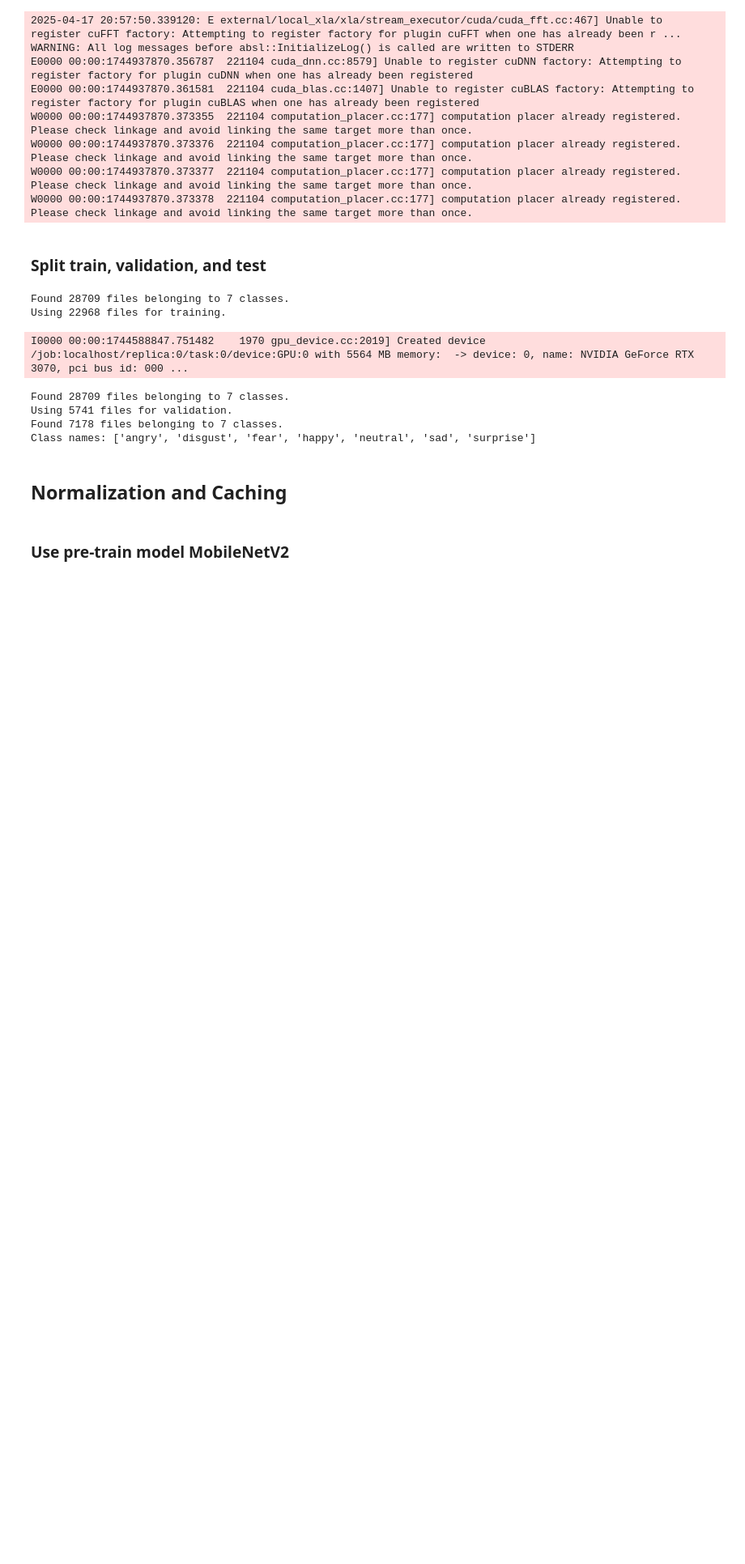
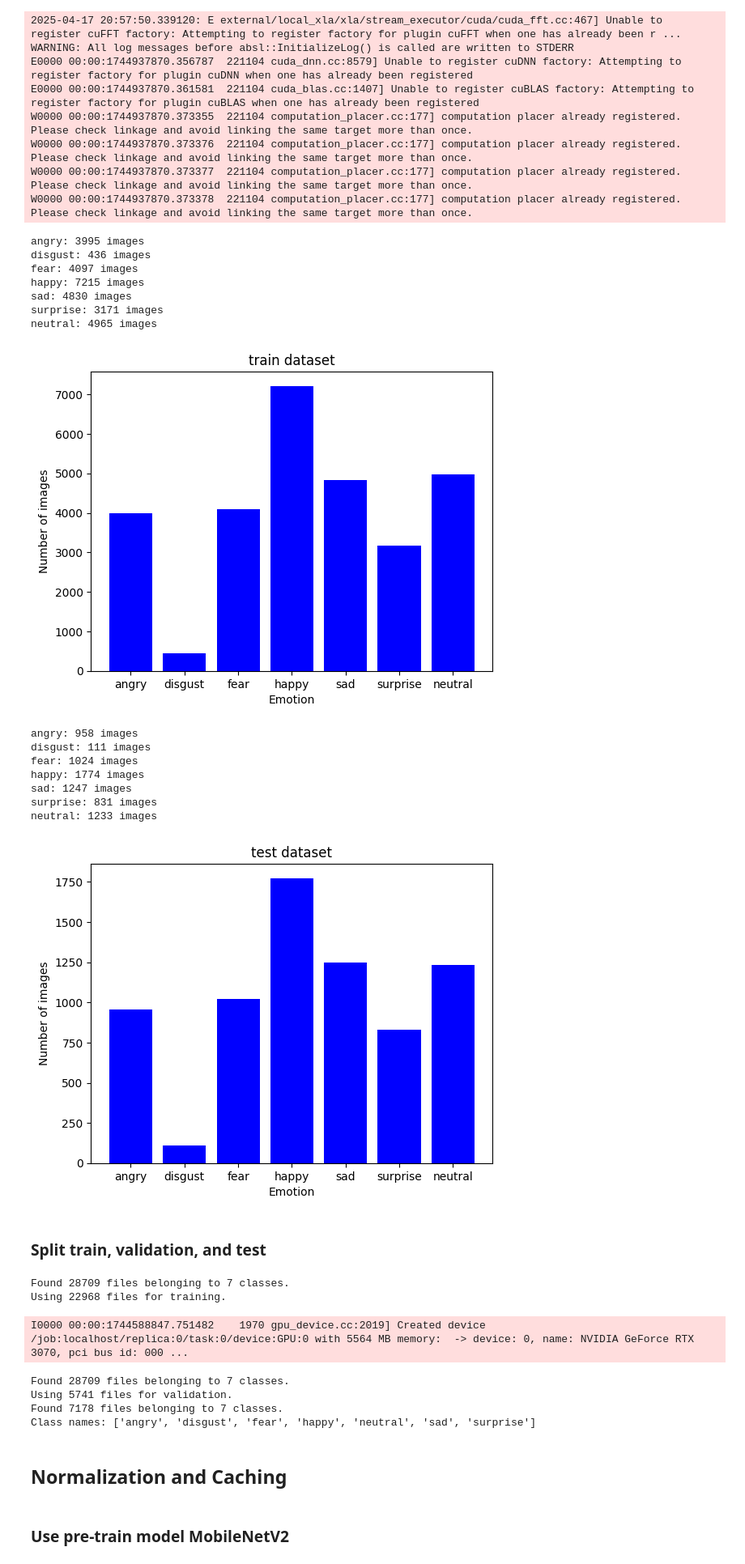
Before and after one commit to yceugene/CSCN8010_DL_Proj, a Jupyter notebook: facial_recognition_mobilenetv2.ipynb, the cells around one changed output. Shown: that part at 81% size. Cells and saved outputs as stored; diff of their text form; code cells hidden in the pictures; blank space fills up the shorter version.

```diff
--- a/facial_recognition_mobilenetv2.ipynb
+++ b/facial_recognition_mobilenetv2.ipynb
@@ -31,6 +31,49 @@ W0000 00:00:1744937870.373377  221104 computation_placer.cc:177] computation pla
 W0000 00:00:1744937870.373378  221104 computation_placer.cc:177] computation placer already registered. Please check linkage and avoid linking the same target more than once.
 # %%
 data_folder = pathlib.Path('./dataset/')
+# %%
+# plot the histrogram of the dataset
+def plot_histogram(data_folder):
+    # for each test,train,val folder
+    for folder in ['train', 'test']:
+        # for each emotion
+        for emotion in ['angry', 'disgust', 'fear', 'happy', 'sad', 'surprise', 'neutral']:
+            # get the path of the folder
+            path = data_folder / folder / emotion
+            # get the number of images in the folder
+            num_images = len(list(path.glob('*.jpg')))
+            # print the number of images in the folder
+            print(f'{emotion}: {num_images} images')
+            # plot the histogram as the same color
+            plt.bar(emotion, num_images, color='blue')
+
+
+        plt.title(f'{folder} dataset')
+        plt.xlabel('Emotion')
+        plt.ylabel('Number of images')
+        plt.show()
+
+
+
+
+plot_histogram(data_folder)
+# %% [output]
+angry: 3995 images
+disgust: 436 images
+fear: 4097 images
+happy: 7215 images
+sad: 4830 images
+surprise: 3171 images
+neutral: 4965 images
+[figure, added]
+angry: 958 images
+disgust: 111 images
+fear: 1024 images
+happy: 1774 images
+sad: 1247 images
+surprise: 831 images
+neutral: 1233 images
+[figure, added]
 # %% [markdown]
 ### Split train, validation, and test
 # %%
```
Also changed, not shown: 1 other file.
